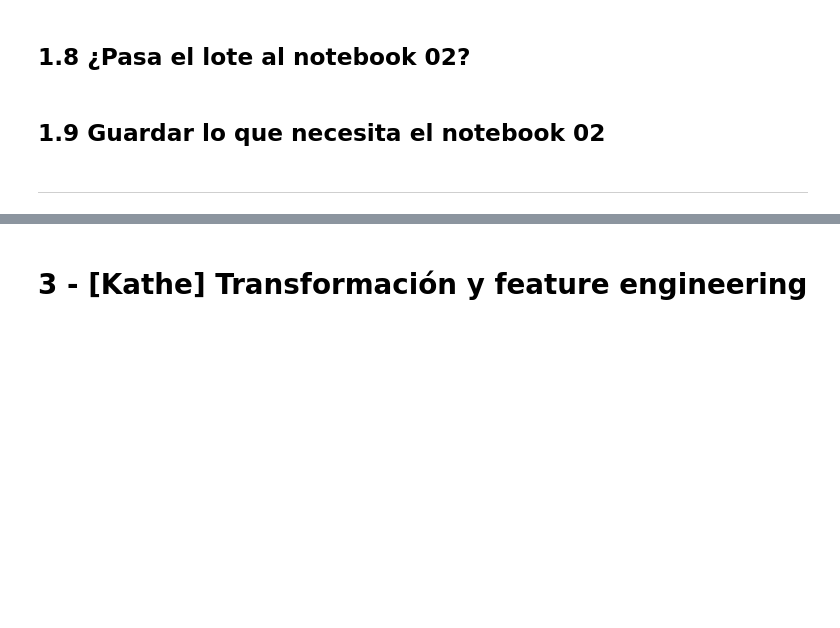
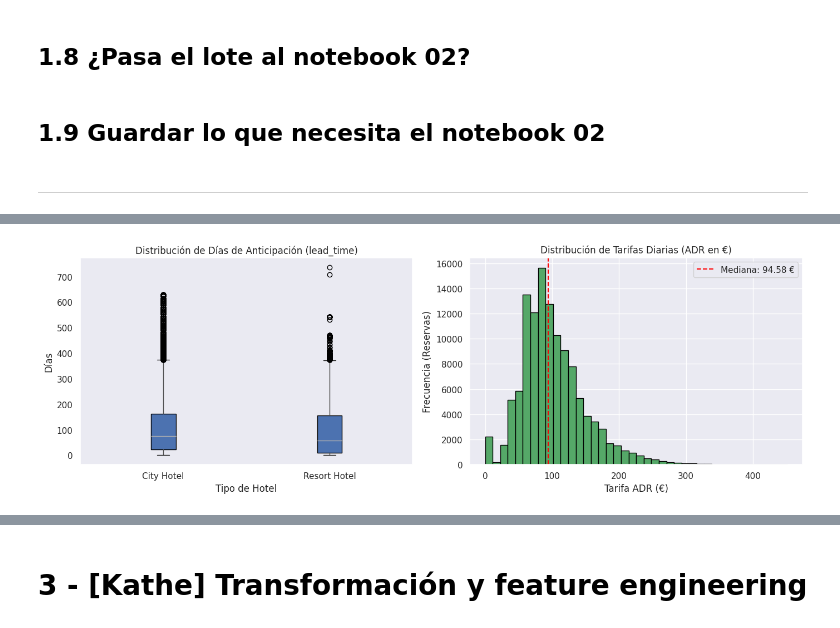
Before and after one commit to klorenzoe/hotel-booking-ML-project, a Jupyter notebook: hotel_booking_ml.ipynb, the cells around one changed output, grey strips where cells are left out. Drawn from its saved outputs; the diff is of its cells as text; code cells hidden in the pictures; blank space fills up the shorter version.

```diff
--- a/hotel_booking_ml.ipynb
+++ b/hotel_booking_ml.ipynb
@@ -358,0 +372,99 @@ pd.DataFrame({
+# %%
+# ==============================================================================
+# SECCIÓN 2.1 · PERFILADO ESTRUCTURAL, AUSENCIAS Y ANÁLISIS GRÁFICO INICIAL
+# ==============================================================================
+
+import matplotlib.pyplot as plt
+import numpy as np
+import pandas as pd
+
+# 1. Preparación de datos y auditoría de valores ausentes / centinelas
+numeric_cols = [
+    "lead_time",
+    "stays_in_weekend_nights",
+    "stays_in_week_nights",
+    "adults",
+    "children",
+    "babies",
+    "is_canceled",
+    "adr",
+]
+
+df_profile = raw.copy()
+df_profile[numeric_cols] = df_profile[numeric_cols].apply(
+    pd.to_numeric, errors="coerce"
+)
+
+# Conteo de nulos directos y sustitución de centinelas explícitos ("NULL", "Undefined") para la auditoría
+null_counts = df_profile.isna().sum()
+sentinel_counts = raw.isin(["NULL", "Undefined", ""]).sum()
+total_missing = null_counts + sentinel_counts
+
+missing_df = pd.DataFrame({
+    "Columna": raw.columns,
+    "Valores Nulos / Centinelas": total_missing.values,
+    "Porcentaje (%)": (total_missing.values / len(raw)) * 100
+})
+
+missing_df = missing_df[missing_df["Valores Nulos / Centinelas"] > 0].sort_values(
+    by="Valores Nulos / Centinelas", ascending=False
+).reset_index(drop=True)
+
+print("=== Reporte de Auditoría de Ausencias y Centinelas ===")
+if len(missing_df) > 0:
+    display(missing_df)
+else:
+    print("No se encontraron valores nulos explícitos.")
+
+# 2. Análisis Estadístico Robusto de ADR por Tipo de Hotel
+adr_summary = (
+    df_profile.groupby("hotel")["adr"]
+    .agg(
+        Mediana="median",
+        IQR=lambda x: x.quantile(0.75) - x.quantile(0.25),
+        Mínimo="min",
+        Máximo="max",
+    )
+    .reset_index()
+)
+
+print("\n=== Resumen Estadístico Robusto de Tarifas (ADR) ===")
+display(adr_summary)
+
+# 3. Visualización Gráfica: Distribución de lead_time y adr
+fig, axes = plt.subplots(1, 2, figsize=(14, 5))
+
+# Gráfico 1: Boxplot de lead_time por Tipo de Hotel
+df_profile.boxplot(
+    column="lead_time",
+    by="hotel",
+    ax=axes[0],
+    grid=False,
+    patch_artist=True,
+    boxprops=dict(facecolor="#4C72B0", color="black"),
+)
+axes[0].set_title("Distribución de Días de Anticipación (lead_time)")
+axes[0].set_xlabel("Tipo de Hotel")
+axes[0].set_ylabel("Días")
+
+# Gráfico 2: Histograma de ADR (Filtrando temporalmente el error extremo > 1000 para mejor escala visual)
+adr_filtered = df_profile[
+    (df_profile["adr"] >= 0) & (df_profile["adr"] <= 500)
+]["adr"]
+axes[1].hist(adr_filtered, bins=40, color="#55A868", edgecolor="black")
+axes[1].axvline(
+    df_profile["adr"].median(),
+    color="red",
+    linestyle="--",
+    linewidth=1.5,
+    label=f'Mediana: {df_profile["adr"].median():.2f} €',
+)
+axes[1].set_title("Distribución de Tarifas Diarias (ADR en €)")
+axes[1].set_xlabel("Tarifa ADR (€)")
+axes[1].set_ylabel("Frecuencia (Reservas)")
+axes[1].legend()
+
+plt.suptitle("")
+plt.tight_layout()
+plt.show()
+# %% [output]
@@ -358,0 +484 @@ pd.DataFrame({
+[figure, added]
```
Also changed, not shown: parts of 21 cells of this notebook.
